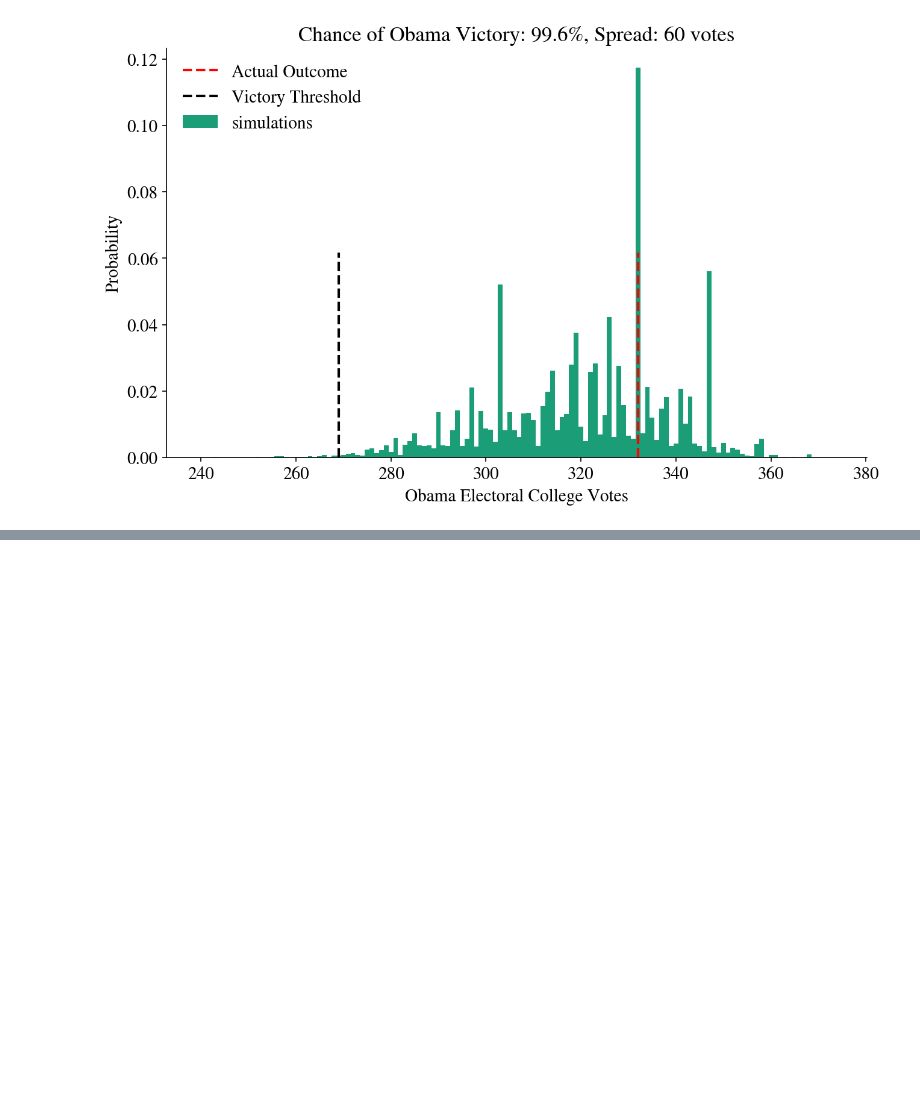
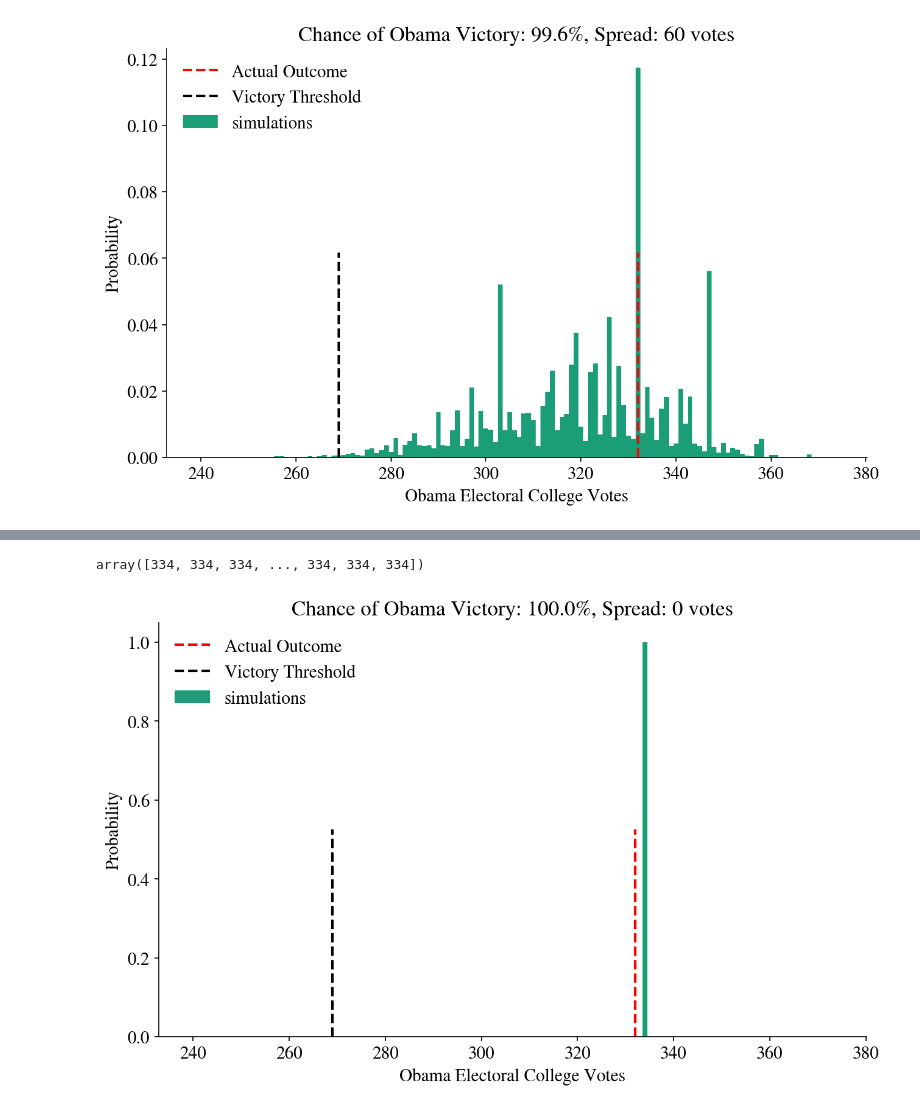
Before and after one commit to joaoDragado/dSc_roadmap, a Jupyter notebook: projects/SimulatingSilver/HW2_user.ipynb, the cells around one changed output, grey strips where cells are left out. Drawn from its saved outputs; the diff is of its cells as text; code cells hidden in the pictures; blank space fills up the shorter version.

Commit message:
Adding uncertainty to our model.

```diff
--- a/projects/SimulatingSilver/HW2_user.ipynb
+++ b/projects/SimulatingSilver/HW2_user.ipynb
@@ -187,0 +218,4 @@ plot_simulation(result)
+# %%
+gallup_2012=pd.read_csv("../data/hw2_data/g12.csv").set_index('State')
+gallup_2012["Unknown"] = 100 - gallup_2012.Democrat - gallup_2012.Republican
+gallup_2012.head()
@@ -187,0 +281,13 @@ plot_simulation(result)
+# %%
+# we run the simulation with this model, and plot it.
+model = simple_gallup_model(gallup_2012)
+# add the number of electoral votes perstate as a column
+model = model.merge(electoral_votes, on='State')
+prediction = simulate_election(model, 10000)
+prediction
+# %% [output]
+array([334, 334, 334, ..., 334, 334, 334])
+# %%
+plot_simulation(prediction)
+# %% [output]
+[figure, added]
```
Also changed, not shown: parts of 19 cells of this notebook.
